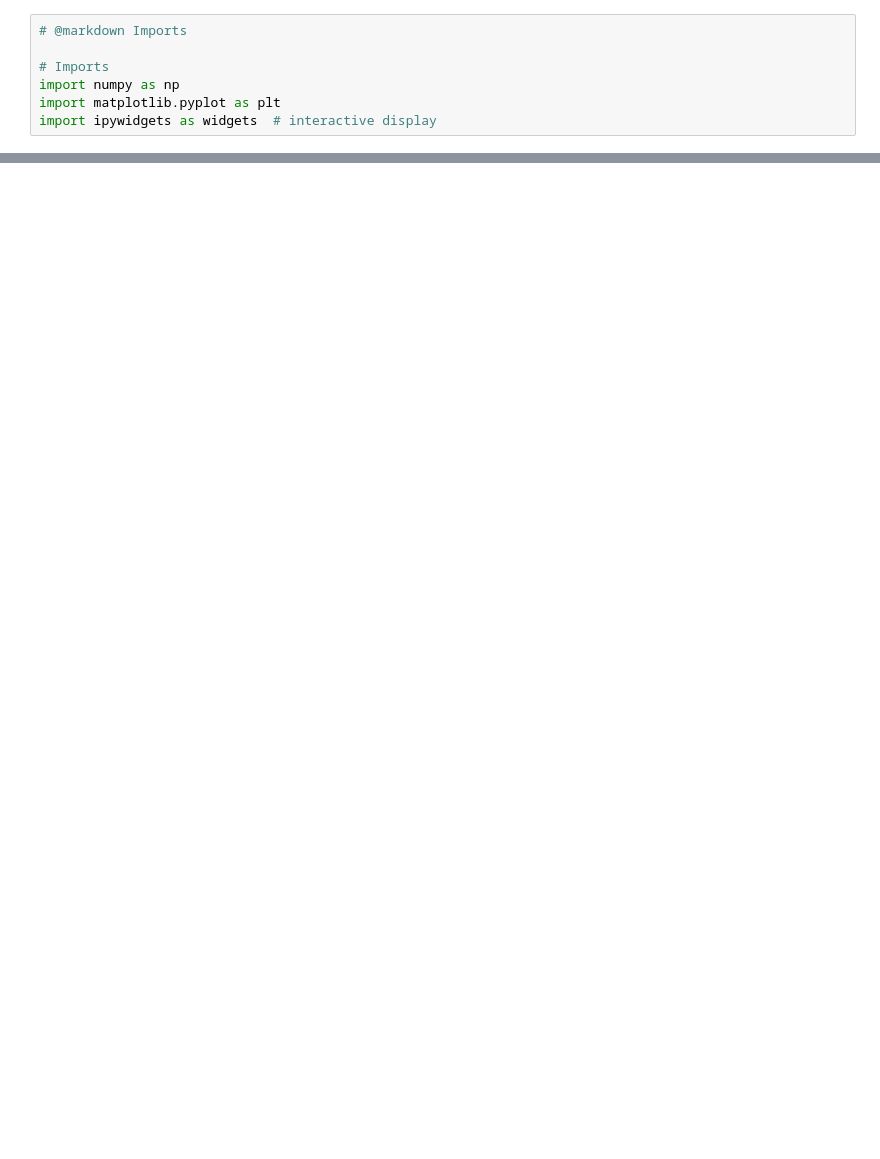
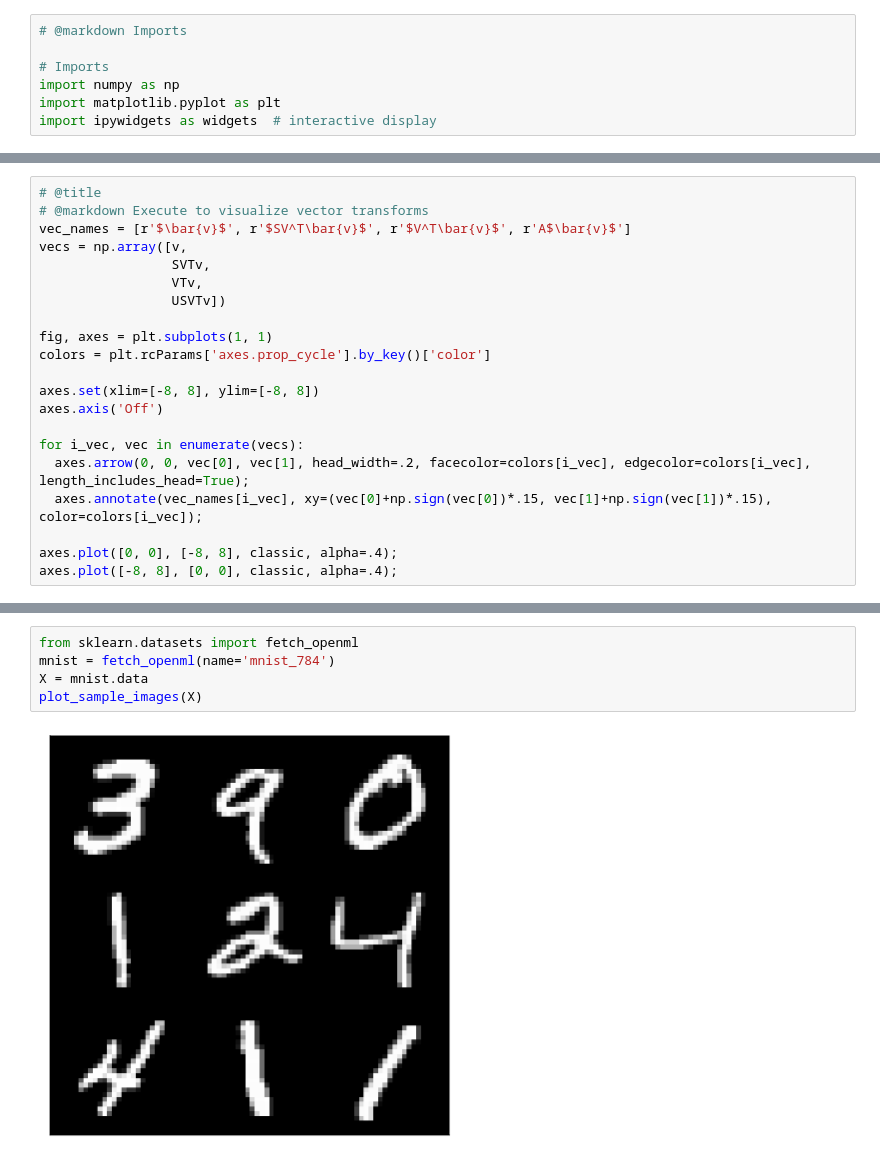
Before and after one commit to ebatty/MathToolsforNeuroscience, a Jupyter notebook: Week5/Week5Tutorial1.ipynb, the cells around one changed output, grey strips where cells are left out. Cells and saved outputs as stored; diff of their text form; blank space fills up the shorter version.

```diff
--- a/Week5/Week5Tutorial1.ipynb
+++ b/Week5/Week5Tutorial1.ipynb
@@ -342,0 +642,21 @@ Fill in your text answer here so it is green. Use <br> <br>  for line breaks
+# %%
+# @title
+# @markdown Execute to visualize vector transforms
+vec_names = [r'$\bar{v}$', r'$SV^T\bar{v}$', r'$V^T\bar{v}$', r'A$\bar{v}$']
+vecs = np.array([v,
+                 SVTv,
+                 VTv,
+                 USVTv])
+
+fig, axes = plt.subplots(1, 1)
+colors = plt.rcParams['axes.prop_cycle'].by_key()['color']
+
+axes.set(xlim=[-8, 8], ylim=[-8, 8])
+axes.axis('Off')
+
+for i_vec, vec in enumerate(vecs):
+  axes.arrow(0, 0, vec[0], vec[1], head_width=.2, facecolor=colors[i_vec], edgecolor=colors[i_vec], length_includes_head=True);
+  axes.annotate(vec_names[i_vec], xy=(vec[0]+np.sign(vec[0])*.15, vec[1]+np.sign(vec[1])*.15), color=colors[i_vec]);
+
+axes.plot([0, 0], [-8, 8], classic, alpha=.4);
+axes.plot([-8, 8], [0, 0], classic, alpha=.4);
@@ -342,0 +860,7 @@ Fill in your text answer here so it is green. Use <br> <br>  for line breaks
+# %%
+from sklearn.datasets import fetch_openml
+mnist = fetch_openml(name='mnist_784')
+X = mnist.data
+plot_sample_images(X)
+# %% [output]
+[figure, added]
```
Also changed, not shown: parts of 89 cells of this notebook.
